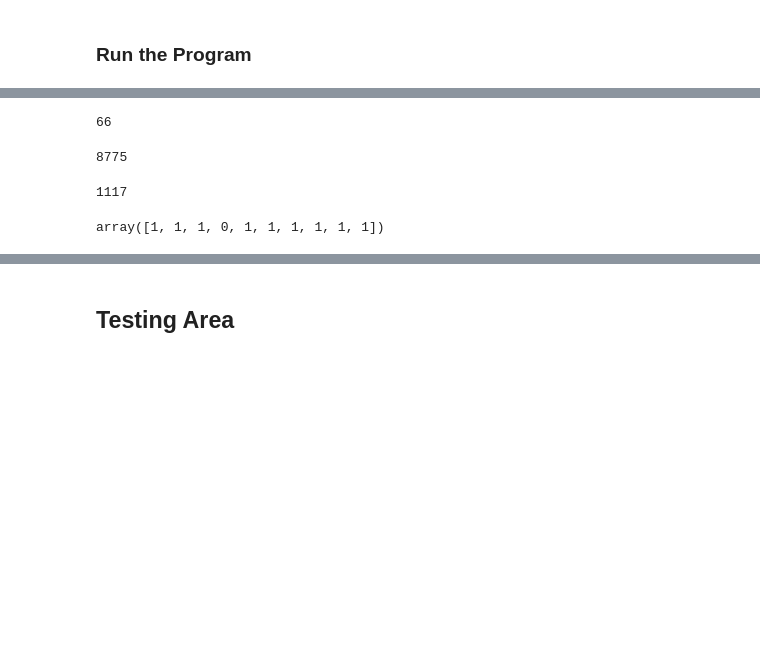
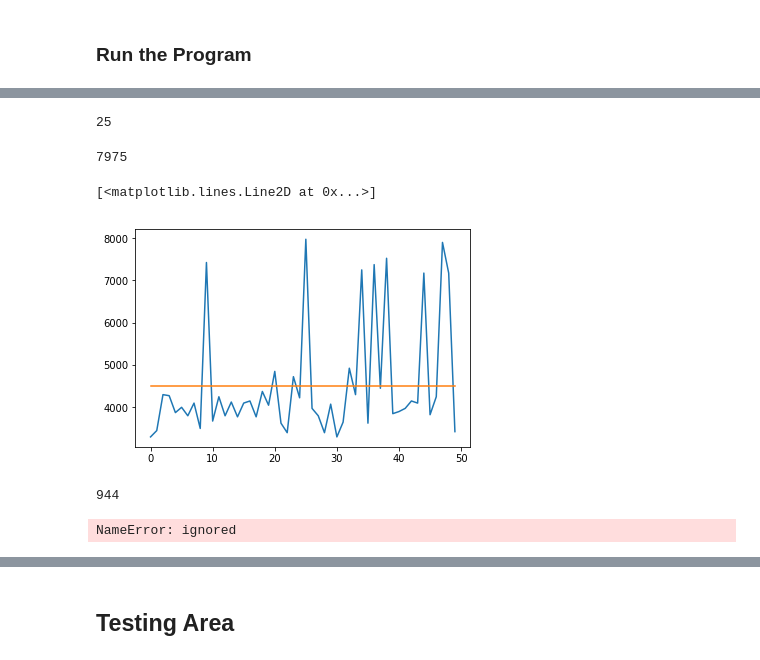
Before and after one commit to adhishagc/Genetic-Algorithm-using-Python-Example, a Jupyter notebook: Genetic_Algorithm_Assignment.ipynb, the cells around one changed output, grey strips where cells are left out. Cells and saved outputs as stored; diff of their text form; code cells hidden in the pictures; blank space fills up the shorter version.

```diff
--- a/Genetic_Algorithm_Assignment.ipynb
+++ b/Genetic_Algorithm_Assignment.ipynb
@@ -297,7 +298,7 @@ def trainModel(n):
 ### **Run the Program**
 # %%
 #initialize
-popSize = 100 #population size
+popSize = 50 #population size
 #creation of population of Chromosomes
 chromosome = createInitPop(popSize)
 
@@ -314,9 +315,33 @@ fifo_index = -1
 #     trainModel(100) #Here should be the code that does the computation.
 # print('Done')
 #for i in tqdm_notebook(range(100)):
-iterations = 1000
-trainModel(iterations)
 
+iterations = 100
+n_point = 1
+fit,sizeK,parent1,parent2 = trainModel(iterations,n_point)
+
+
+# epoch = 0
+# finalDuration = []
+# finalSize = []
+
+# state = True
+
+# while(state):
+#     trainModel(iterations,epoch)
+#     epoch +=1
+#     for i in range(popSize):
+#       duration,size = getDetails(chromosome.iloc[i,1:].values)
+#       finalDuration.append(duration)
+#       finalSize.append(size)
+
+#     if(finalSize[finalDuration.index(max(finalDuration))] <4500):
+#       #stop
+#       state = False
+#     else:
+#       #continue
+#       finalDuration.clear()
+#       finalSize.clear()
 
 
 finalDuration = []
@@ -327,6 +352,8 @@ for i in range(popSize):
   finalDuration.append(duration)
   finalSize.append(size)
 
+
+
 # parent1_fitness = getFitness(parent1)
 # parent2_fitness = getFitness(parent2)
 # offspring1_fitness = getFitness(offspring1)
@@ -352,18 +411,24 @@ for i in range(popSize):
 # %%
 finalDuration.index(max(finalDuration))
 # %% [output]
-66
+25
 # %%
 finalSize[finalDuration.index(max(finalDuration))]
 # %% [output]
-8775
+7975
+# %%
+plt.plot([x for x in range(popSize)],[finalSize[x] for x in range(len(finalSize))])
+plt.plot([x for x in range(popSize)],[4500 for x in range(len(finalSize))])
+# %% [output]
+[<matplotlib.lines.Line2D at 0x...>]
+[figure, added]
 # %%
 max(finalDuration)
 # %% [output]
-1117
+944
 # %%
 chromosome.iloc[finalFitness.index(max(finalFitness)),1:].values
 # %% [output]
-array([1, 1, 1, 0, 1, 1, 1, 1, 1, 1])
+NameError: ignored
 # %%
 parent1_fitness
```
Also changed, not shown: parts of 23 cells of this notebook.
